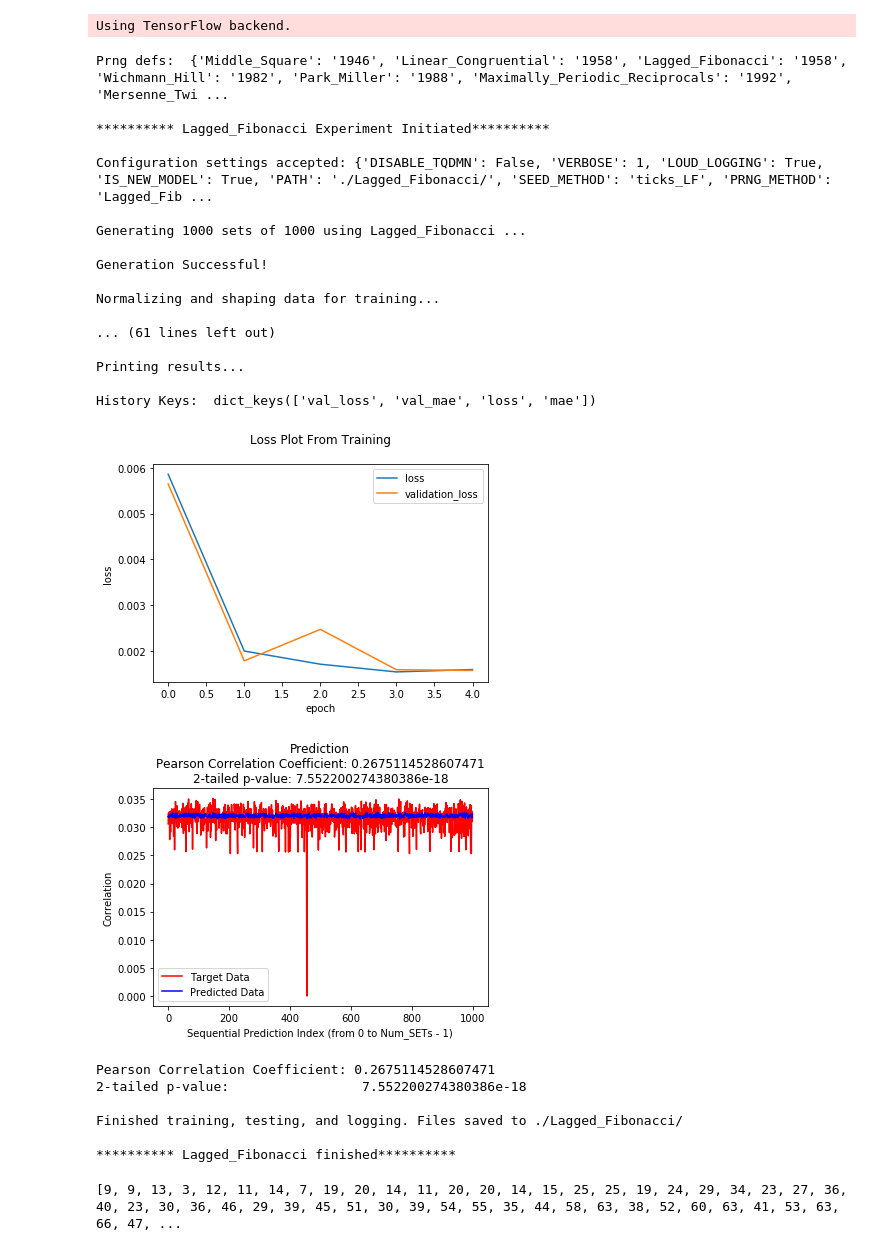
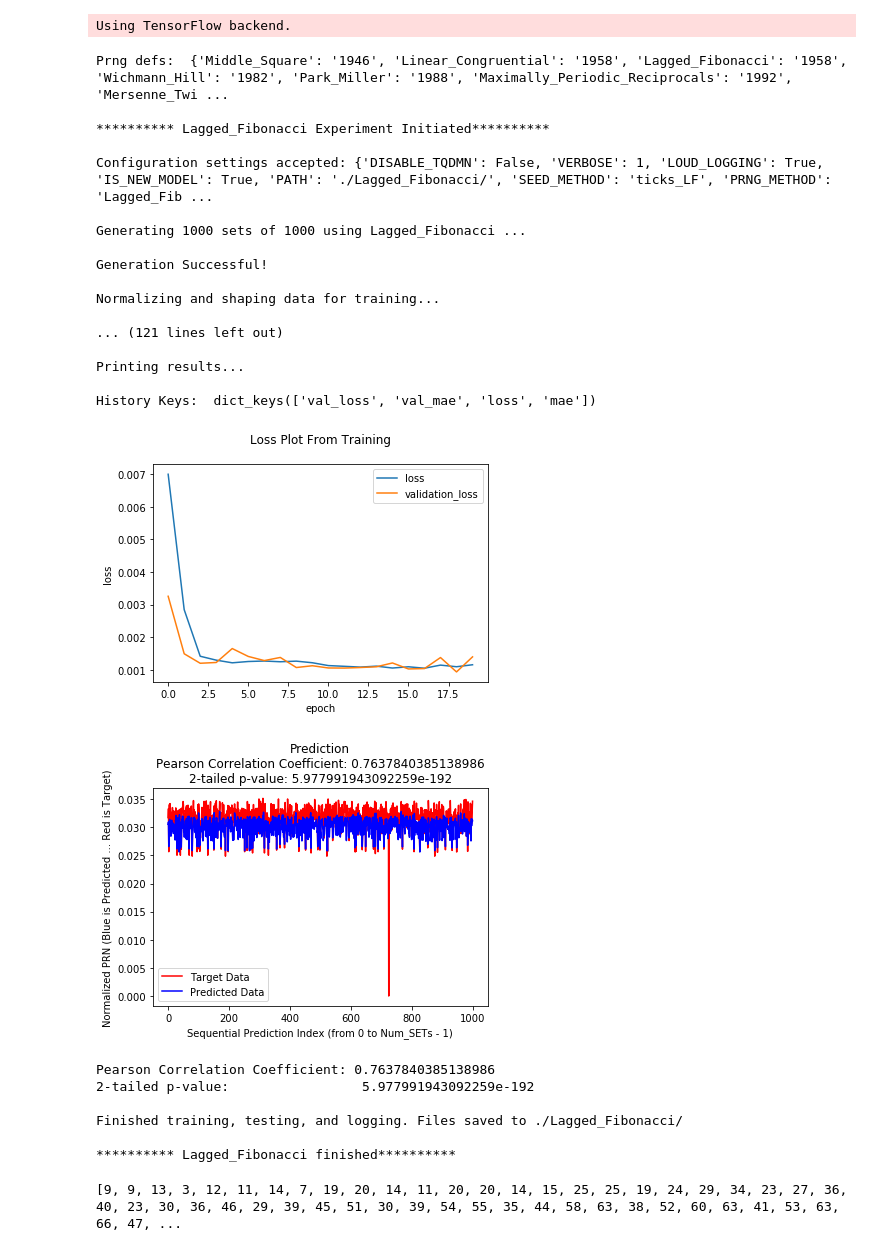
Before and after one commit to spencer741/prng-prediction-using-cnns, a Jupyter notebook: WorkSpace/ProjectCore/main.ipynb, the cells around one changed output. Drawn from its saved outputs; the diff is of its cells as text; code cells hidden in the pictures.

Commit message:
fixed graph label ... little long, might revise later

```diff
--- a/WorkSpace/ProjectCore/main.ipynb
+++ b/WorkSpace/ProjectCore/main.ipynb
@@ -26,45 +26,45 @@ configuration = {
         'NUM_SETS' : 1000,
         'SET_LEN': 1000,
         'BATCH_SIZE': 15,
-        'NUM_EPOCHS': 5,
+        'NUM_EPOCHS': 20,
 
         'CHKPNT_MONITOR' : 'mae',
         'CHKPNT_MODE' : 'min',
 
 
         'USE_VALIDATION' : True ,
         'VALIDATION_SPLIT' :  0.2,
 
         'OVERRIDE_LOAD_COMPILATION' : False,
         'LR': .001,
         'LOSS_METHOD':'mean_absolute_error' #mae
     }
 
 
 E = Experiment(configuration)
 E.perform()
 # %% [output]
 Prng defs:  {'Middle_Square': '1946', 'Linear_Congruential': '1958', 'Lagged_Fibonacci': '1958', 'Wichmann_Hill': '1982', 'Park_Miller': '1988', 'Maximally_Periodic_Reciprocals': '1992', 'Mersenne_Twi ...
 
 ********** Lagged_Fibonacci Experiment Initiated**********
 
 Configuration settings accepted: {'DISABLE_TQDMN': False, 'VERBOSE': 1, 'LOUD_LOGGING': True, 'IS_NEW_MODEL': True, 'PATH': './Lagged_Fibonacci/', 'SEED_METHOD': 'ticks_LF', 'PRNG_METHOD': 'Lagged_Fib ...
 
 Generating 1000 sets of 1000 using Lagged_Fibonacci ...
 
 Generation Successful!
 
 Normalizing and shaping data for training...
 
-... (61 lines left out)
+... (121 lines left out)
 
 Printing results...
 
 History Keys:  dict_keys(['val_loss', 'val_mae', 'loss', 'mae'])
-[figure, old version]
+[figure, new version]
-[figure, old version]
+[figure, new version]
-Pearson Correlation Coefficient: 0.2675114528607471
-2-tailed p-value:                 7.552200274380386e-18
+Pearson Correlation Coefficient: 0.7637840385138986
+2-tailed p-value:                 5.977991943092259e-192
 
 Finished training, testing, and logging. Files saved to ./Lagged_Fibonacci/
 
```
Also changed, not shown: 7 other files.
